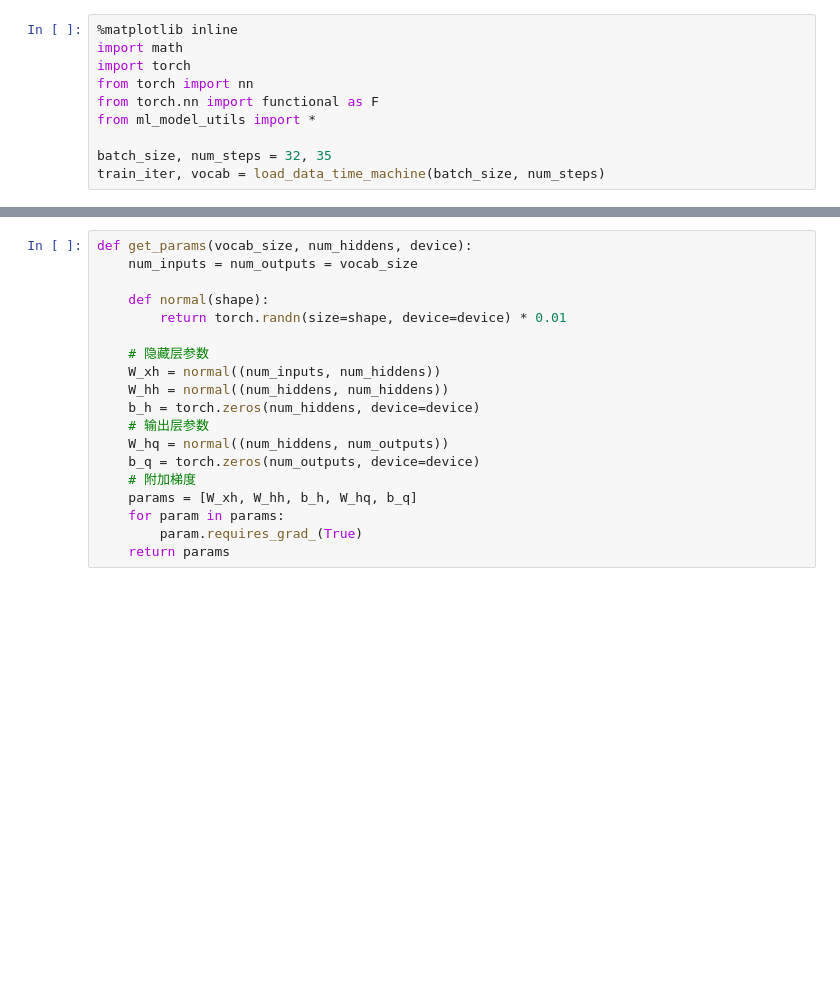
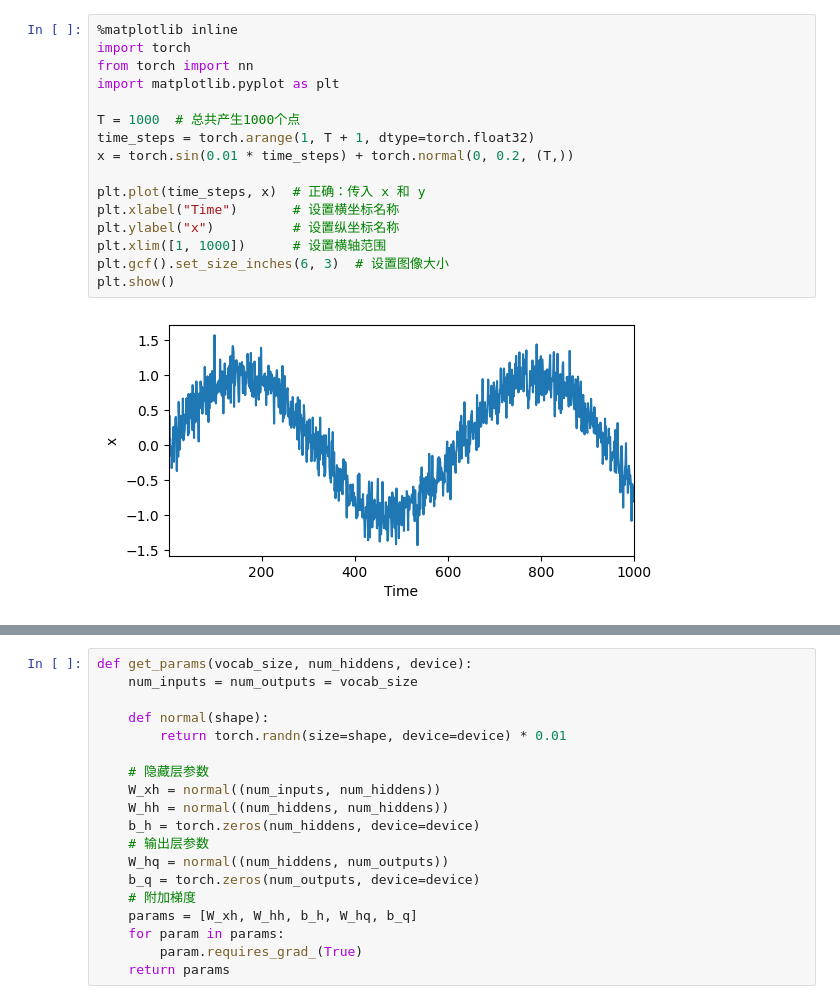
Before and after one commit to chilltse/notes_limu, a Jupyter notebook: model/RNN.ipynb, the cells around one changed output, grey strips where cells are left out. Drawn from its saved outputs; the diff is of its cells as text; blank space fills up the shorter version.

Commit message:
add sequence data

```diff
--- a/model/RNN.ipynb
+++ b/model/RNN.ipynb
@@ -1,10 +1,18 @@
-# %%
-%matplotlib inline
-import math
-import torch
-from torch import nn
-from torch.nn import functional as F
-from ml_model_utils import *
-
-batch_size, num_steps = 32, 35
-train_iter, vocab = load_data_time_machine(batch_size, num_steps)
+# %%
+%matplotlib inline
+import torch
+from torch import nn
+import matplotlib.pyplot as plt
+
+T = 1000  # 总共产生1000个点
+time_steps = torch.arange(1, T + 1, dtype=torch.float32)
+x = torch.sin(0.01 * time_steps) + torch.normal(0, 0.2, (T,))
+
+plt.plot(time_steps, x)  # 正确：传入 x 和 y
+plt.xlabel("Time")       # 设置横坐标名称
+plt.ylabel("x")          # 设置纵坐标名称
+plt.xlim([1, 1000])      # 设置横轴范围
+plt.gcf().set_size_inches(6, 3)  # 设置图像大小
+plt.show()
+# %% [output]
+[figure, added]
```
Also changed, not shown: parts of 1 cell of this notebook, 2 other files.
